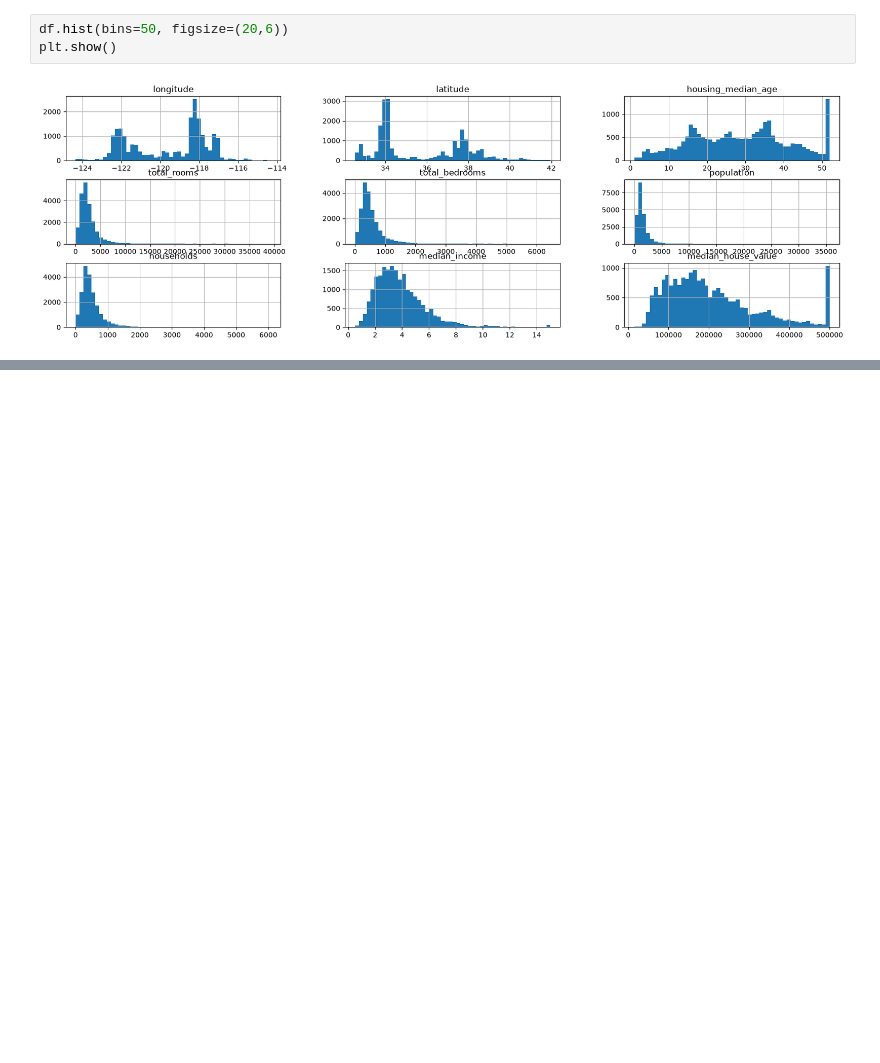
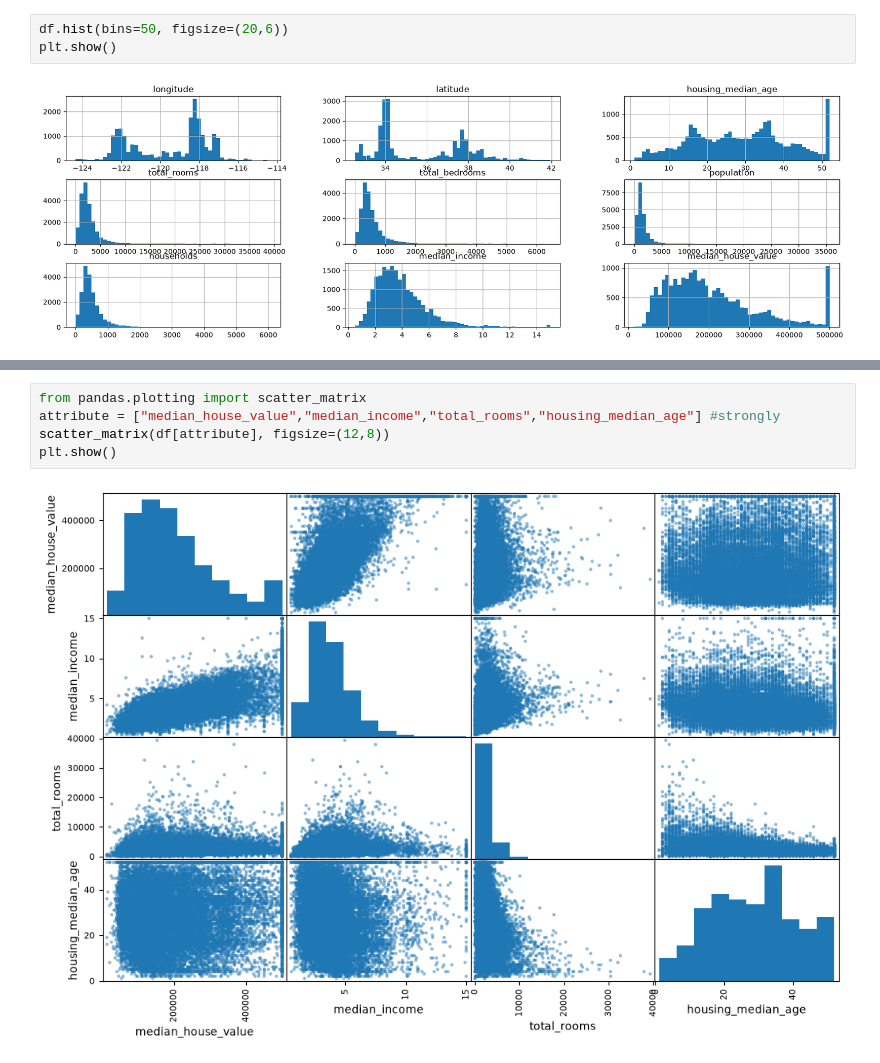
Before and after one commit to WeenAIthDev/Hands-on-ML-book-applications, a Jupyter notebook: End-to-END-ML-PROJ.ipynb, the cells around one changed output, grey strips where cells are left out. Drawn from its saved outputs; the diff is of its cells as text; blank space fills up the shorter version.

```diff
--- a/End-to-END-ML-PROJ.ipynb
+++ b/End-to-END-ML-PROJ.ipynb
@@ -110,0 +254,7 @@ X_train, X_test, y_train, y_test = train_test_split(X,y)
+# %%
+from pandas.plotting import scatter_matrix
+attribute = ["median_house_value","median_income","total_rooms","housing_median_age"] #strongly
+scatter_matrix(df[attribute], figsize=(12,8))
+plt.show()
+# %% [output]
+[figure, added]
```
Also changed, not shown: parts of 24 cells of this notebook.
